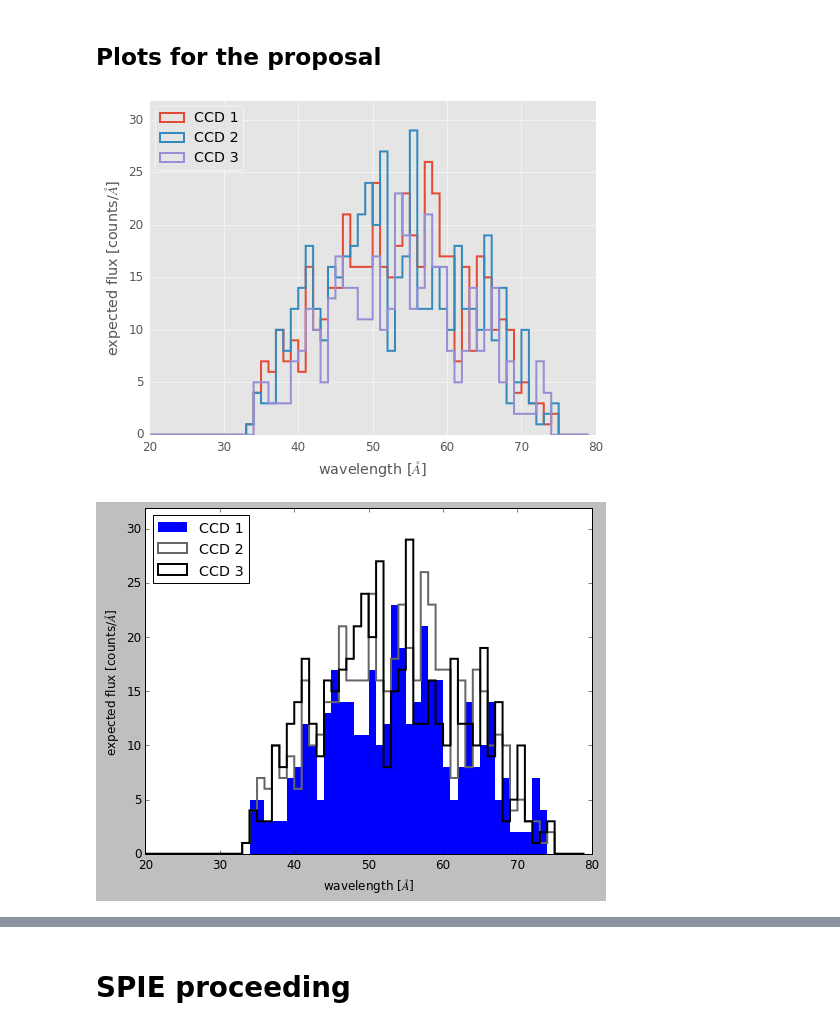
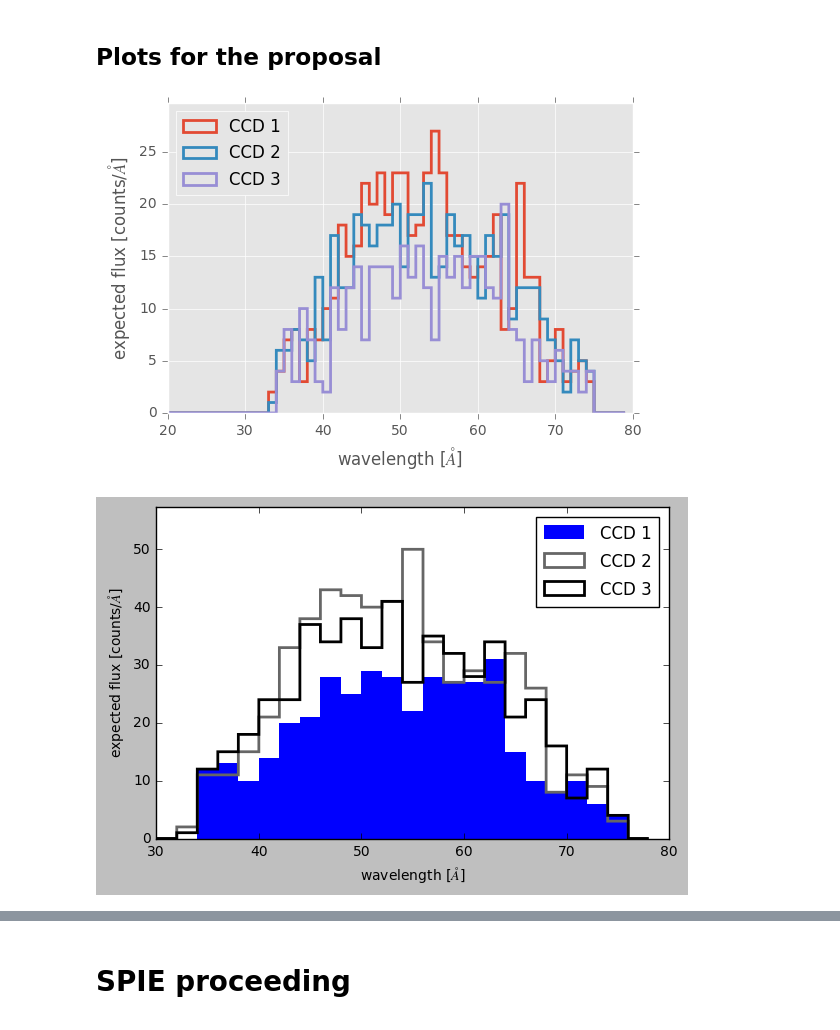
Before and after one commit to X-raypol/ray-trace, a Jupyter notebook: notebooks/REDSoXAeff.ipynb, the cells around one changed output, grey strips where cells are left out. Cells and saved outputs as stored; diff of their text form; code cells hidden in the pictures.

Commit message:
add dedicated plot scripts for Hermans proposal and SPIE paper

```diff
--- a/notebooks/REDSoXAeff.ipynb
+++ b/notebooks/REDSoXAeff.ipynb
@@ -121,6 +47,0 @@ array([ 0.95134285,  0.95213007,  0.94915388,  0.94625962,  0.9469114 ,
-# %%
-fig = plt.figure()
-ax = fig.add_subplot(111)
-ax.plot(wave, modulation, 'k', label='CCD 1')
-ax.set_xlabel('wavelength [$\AA{}$]')
-ax.set_ylabel('Modulation Factor $\mu$')
@@ -132,6 +47,0 @@ merrit = modulation * np.sqrt(aeff[:, 1])
-# %%
-fig = plt.figure()
-ax = fig.add_subplot(111)
-ax.plot(wave, merrit, 'k', label='CCD 1')
-ax.set_xlabel('wavelength [$\AA{}$]')
-ax.set_ylabel('Figure of merrit')
@@ -141,6 +47,0 @@ ax.set_ylabel('Figure of merrit')
-# %%
-i = 1
-photons = aeffrays[i]
-ind = photons['CCD_ID'] == 1
-out = plt.hist2d(photons['detpix_x'][ind], photons['detpix_y'][ind], weights=photons['probability'][ind],
-                 range=[[0, 1632], [0, 1608]], bins=100)
@@ -253,6 +123,4 @@ phot['wave'] = (phot['energy']).to(u.Angstrom, equivalencies=u.spectral())
 # %%
-phot = phot[phot['probability'] > np.random.uniform(size=len(phot))]
-
 with plt.style.context('ggplot'):
     fig = plt.figure()
     ax = fig.add_subplot(111)
@@ -269,33 +137,32 @@ with plt.style.context('ggplot'):
     ax.set_ylabel('expected flux [counts/$\AA$]')
     fig.savefig(figureout + 'obsspec.pdf')
 # %% [output]
-[figure, old version]
+[figure, new version]
 # %%
-#phot = phot[phot['probability'] > np.random.uniform(size=len(phot))]
-
 with plt.style.context('default'):
-    fig = plt.figure()
+    fig = plt.figure(figsize=(6,4))
     ax = fig.add_subplot(111)
     outmax = 0
 
     ind = (phot['CCD_ID'] == 3)
     out = ax.hist(phot['wave'][ind], #histtype='step', #weights=phot['probability'][ind],
-                      bins=np.arange(20, 80), label='CCD 1', lw=0)#, fc='y')
+                      bins=np.arange(30, 80, 2), label='CCD 1', lw=0)#, fc='y')
     ind = (phot['CCD_ID'] == 1)
     out = ax.hist(phot['wave'][ind], histtype='step', #weights=phot['probability'][ind],
-                      bins=np.arange(20, 80), label='CCD 2', lw=2, ec='0.4')
+                      bins=np.arange(30, 80, 2), label='CCD 2', lw=2, ec='0.4')
     ind = (phot['CCD_ID'] == 2)
     out = ax.hist(phot['wave'][ind], histtype='step', #weights=phot['probability'][ind],
-                      bins=np.arange(20, 80), label='CCD 3', lw=2, ec='k')
+                      bins=np.arange(30, 80, 2), label='CCD 3', lw=2, ec='k')
     outmax = np.max([outmax, np.max(out[0])])
 
-    ax.set_ylim(0, outmax*1.1)
-    ax.legend(loc='upper left')
+    ax.set_ylim(0, outmax*1.4)
+    ax.legend(loc='upper right')
     ax.set_xlabel('wavelength [$\AA$]')
     ax.set_ylabel('expected flux [counts/$\AA$]')
+    fig.subplots_adjust(bottom=.15, right=0.98, top=.98)
     fig.savefig(figureout + 'obsspec.pdf')
 # %% [output]
-[figure, old version]
+[figure, new version]
 # %%
 photdraw = phot[phot['probability'] > np.random.uniform(size=len(phot))]
 # %%
```
Also changed, not shown: parts of 58 cells of this notebook, 7 other files.
